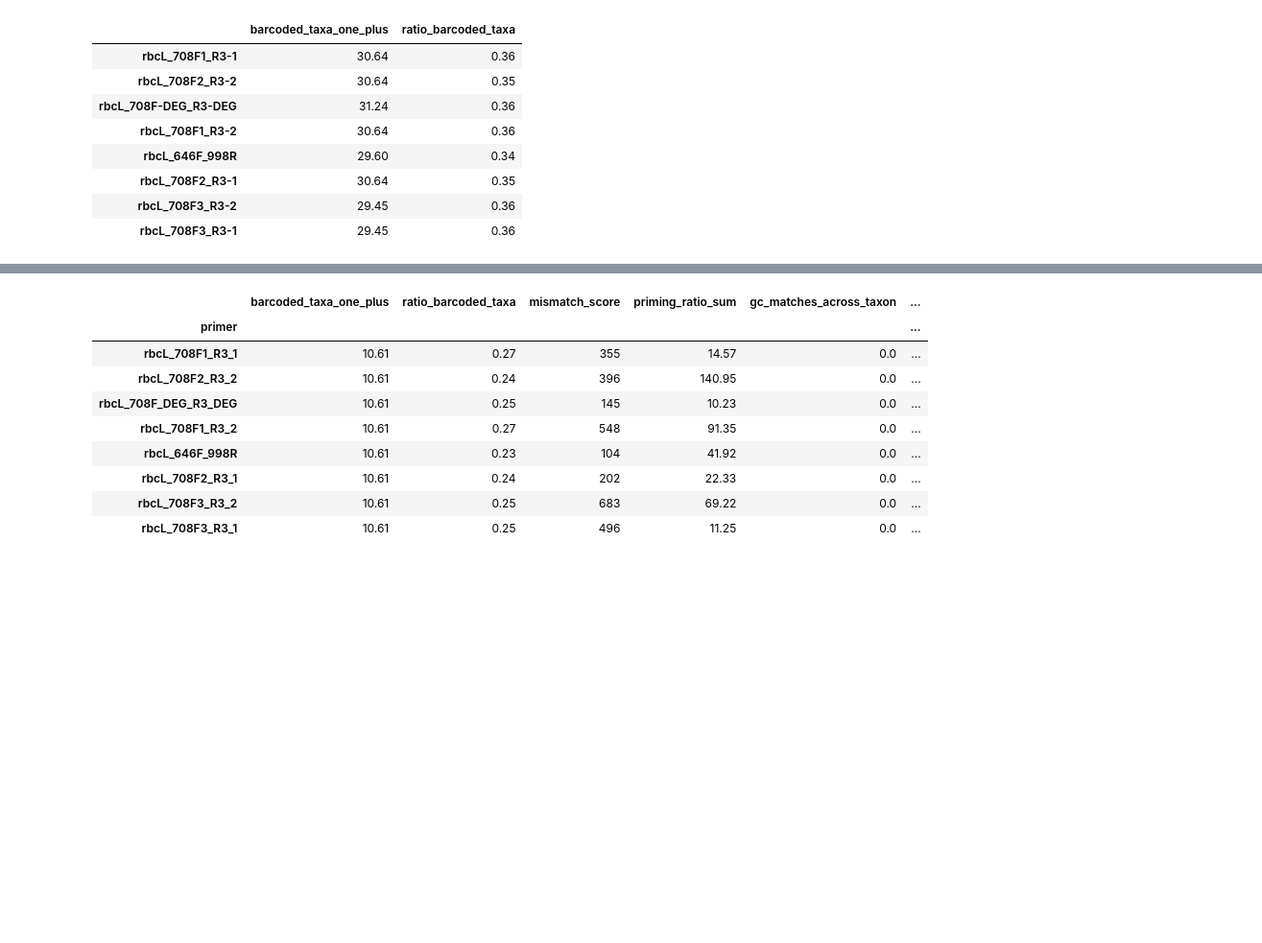
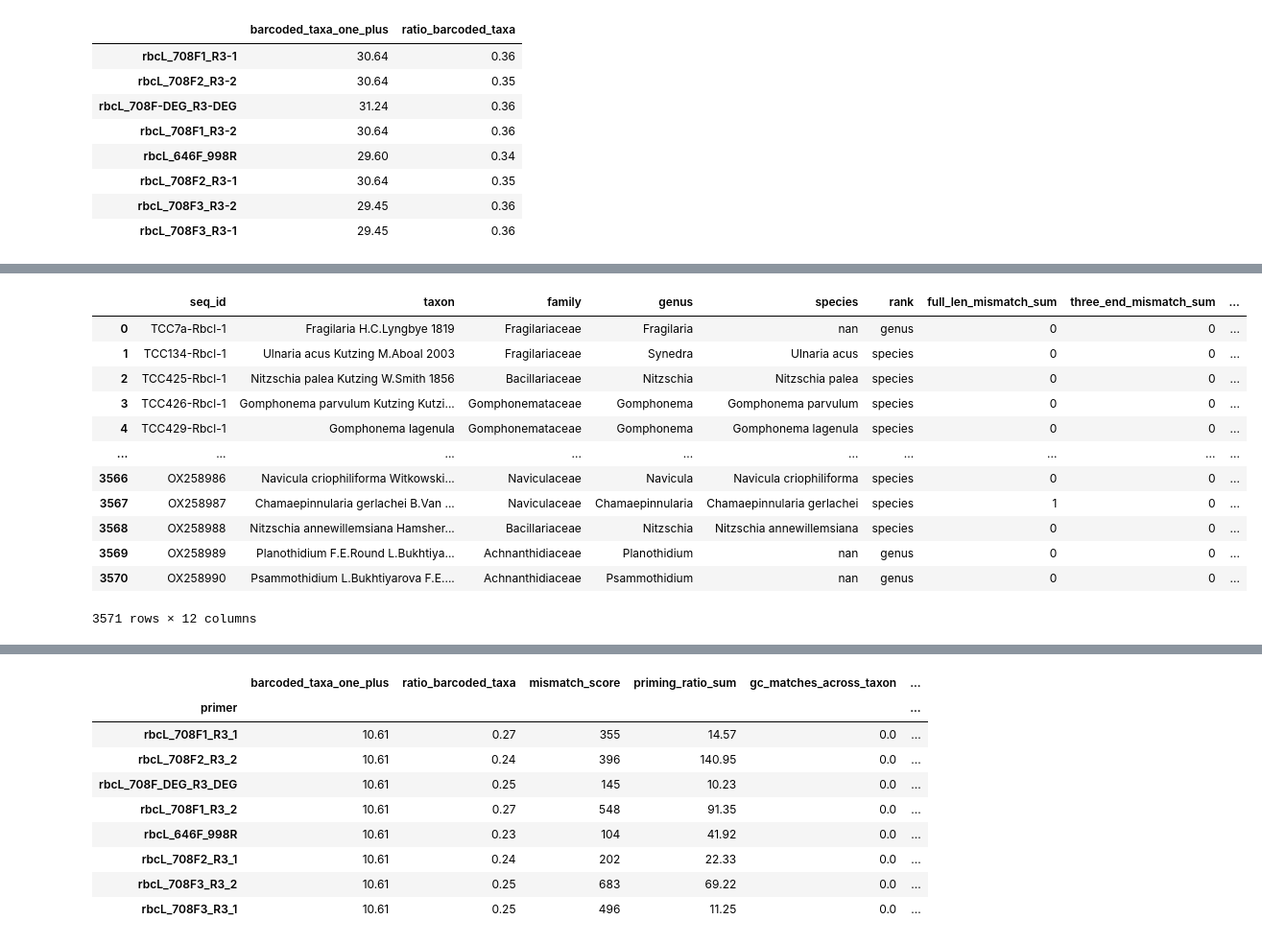
Before and after one commit to CIBIO-BU/mozaiko, a Jupyter notebook: draft.ipynb, the cells around one changed output, grey strips where cells are left out. Shown at 96% size. Cells and saved outputs as stored; diff of their text form; code cells hidden in the pictures; blank space fills up the shorter version.

```diff
--- a/draft.ipynb
+++ b/draft.ipynb
@@ -434,5 +433,21 @@ FileNotFoundError: [Errno 2] No such file or directory: '/home/camilababo/Docume
 # %%
 primerex = primer_pbs['rbcL_646F_998R']
+# %%
+primerex
+# %% [output]
+|  | seq_id | taxon | family | genus | species | rank | full_len_mismatch_sum | three_end_mismatch_sum | ... |
+| 0 | TCC7a-Rbcl-1 | Fragilaria H.C.Lyngbye 1819 | Fragilariaceae | Fragilaria | nan | genus | 0 | 0 | ... |
+| 1 | TCC134-Rbcl-1 | Ulnaria acus Kutzing M.Aboal 2003 | Fragilariaceae | Synedra | Ulnaria acus | species | 0 | 0 | ... |
+| 2 | TCC425-Rbcl-1 | Nitzschia palea Kutzing W.Smith 1856 | Bacillariaceae | Nitzschia | Nitzschia palea | species | 0 | 0 | ... |
+| 3 | TCC426-Rbcl-1 | Gomphonema parvulum Kutzing Kutzi... | Gomphonemataceae | Gomphonema | Gomphonema parvulum | species | 0 | 0 | ... |
+| 4 | TCC429-Rbcl-1 | Gomphonema lagenula | Gomphonemataceae | Gomphonema | Gomphonema lagenula | species | 0 | 0 | ... |
+| ... | ... | ... | ... | ... | ... | ... | ... | ... | ... |
+| 3566 | OX258986 | Navicula criophiliforma Witkowski... | Naviculaceae | Navicula | Navicula criophiliforma | species | 0 | 0 | ... |
+| 3567 | OX258987 | Chamaepinnularia gerlachei B.Van ... | Naviculaceae | Chamaepinnularia | Chamaepinnularia gerlachei | species | 1 | 0 | ... |
+| 3568 | OX258988 | Nitzschia annewillemsiana Hamsher... | Bacillariaceae | Nitzschia | Nitzschia annewillemsiana | species | 0 | 0 | ... |
+| 3569 | OX258989 | Planothidium F.E.Round L.Bukhtiya... | Achnanthidiaceae | Planothidium | nan | genus | 0 | 0 | ... |
+| 3570 | OX258990 | Psammothidium L.Bukhtiyarova F.E.... | Achnanthidiaceae | Psammothidium | nan | genus | 0 | 0 | ... |
+3571 rows × 12 columns
 # %%
 primerex.to_csv("primerex.csv")
 # %%
```
Also changed, not shown: parts of 5 cells of this notebook, 4 other files.
